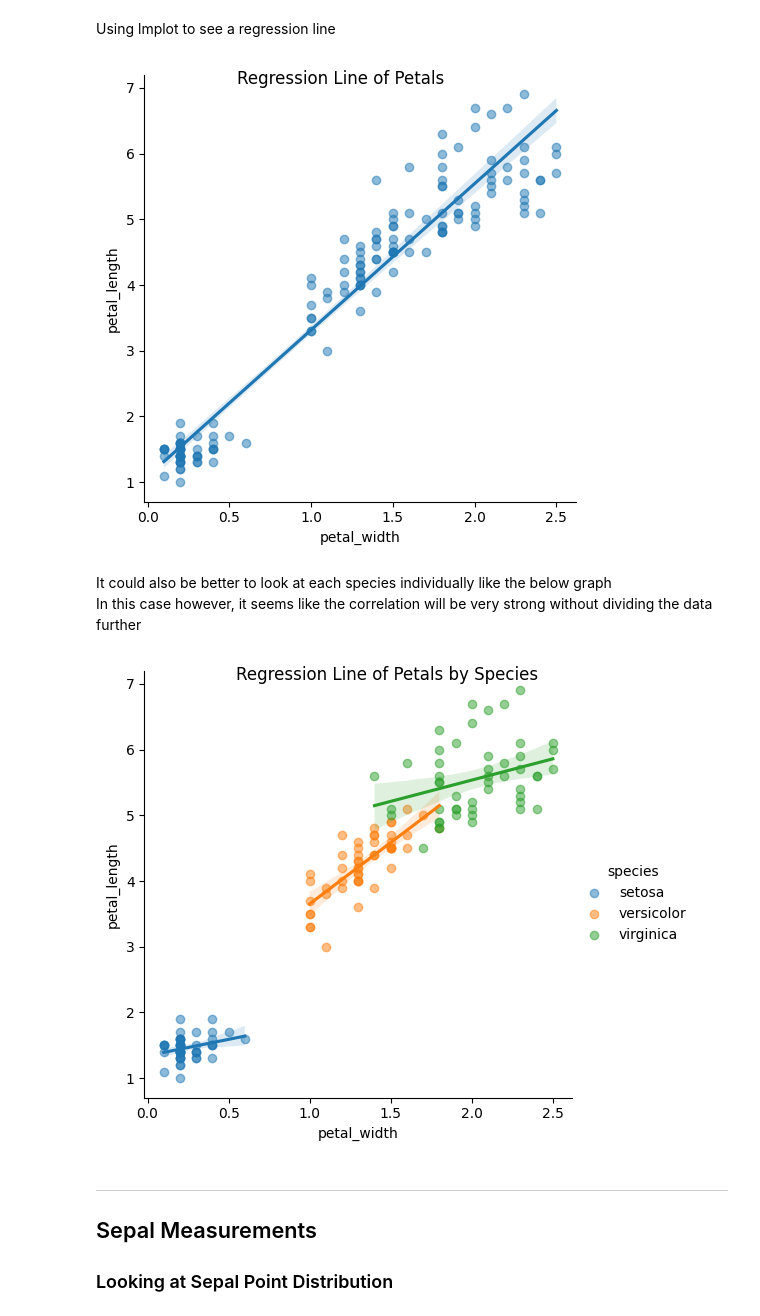
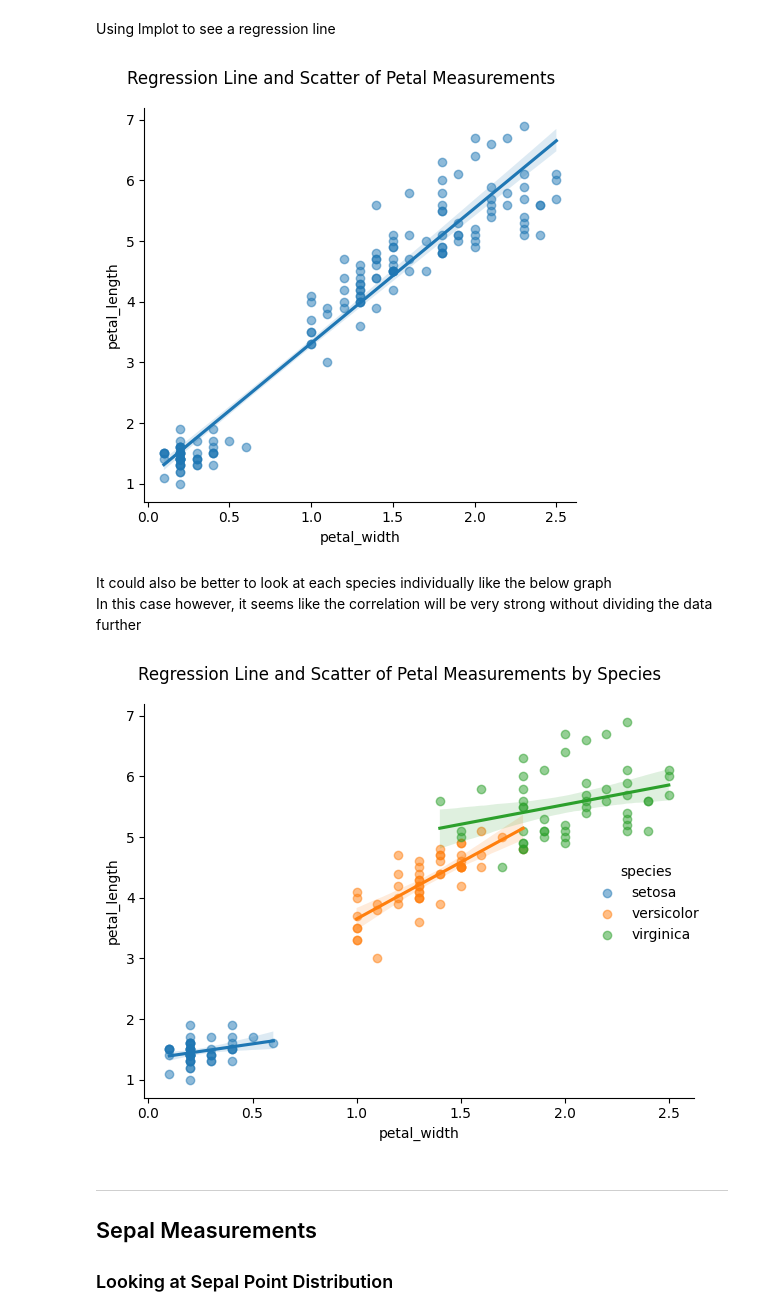
Before and after one commit to Andreas-Svensson/statistics, a Jupyter notebook: project/analysis.ipynb, the cells around one changed output. Drawn from its saved outputs; the diff is of its cells as text; code cells hidden in the pictures.

```diff
--- a/project/analysis.ipynb
+++ b/project/analysis.ipynb
@@ -138,24 +138,30 @@ sns.scatterplot(iris, x = "petal_width", y = "petal_length");
 # %% [markdown]
 Using lmplot to see a regression line
 # %%
-sns.lmplot(iris, x = "petal_width", y = "petal_length", scatter_kws = dict(alpha = 0.5));
-plt.suptitle("Regression Line of Petals")
+# plotting petal width - length for entire dataset
+# setting alpha through scatter_kws to better show overlapping points
+sns.lmplot(iris, x = "petal_width", y = "petal_length", scatter_kws = dict(alpha = 0.5))
+plt.suptitle("Regression Line and Scatter of Petal Measurements")
 
+plt.tight_layout()
 
-plt.savefig("assets/petal_regression_scatter", bbox_inches = "tight")
+# plt.savefig("assets/petal_regression_scatter", bbox_inches = "tight")
 # %% [output]
-[figure, old version]
+[figure, new version]
 # %% [markdown]
 It could also be better to look at each species individually like the below graph
 In this case however, it seems like the correlation will be very strong without dividing the data further
 # %%
-sns.lmplot(iris, x = "petal_width", y = "petal_length", hue = "species", scatter_kws = dict(alpha = 0.5));
-plt.suptitle("Regression Line of Petals by Species")
+# plotting petal width - length divided by species
+# setting alpha through scatter_kws to better show overlapping points
+sns.lmplot(iris, x = "petal_width", y = "petal_length", hue = "species", scatter_kws = dict(alpha = 0.5))
+plt.suptitle("Regression Line and Scatter of Petal Measurements by Species")
 
+plt.tight_layout()
 
-plt.savefig("assets/petal_species_regression_scatter", bbox_inches = "tight")
+# plt.savefig("assets/petal_species_regression_scatter", bbox_inches = "tight")
 # %% [output]
-[figure, old version]
+[figure, new version]
 # %% [markdown]
 ---
 ## Sepal Measurements
```
Also changed, not shown: parts of 26 cells of this notebook.
